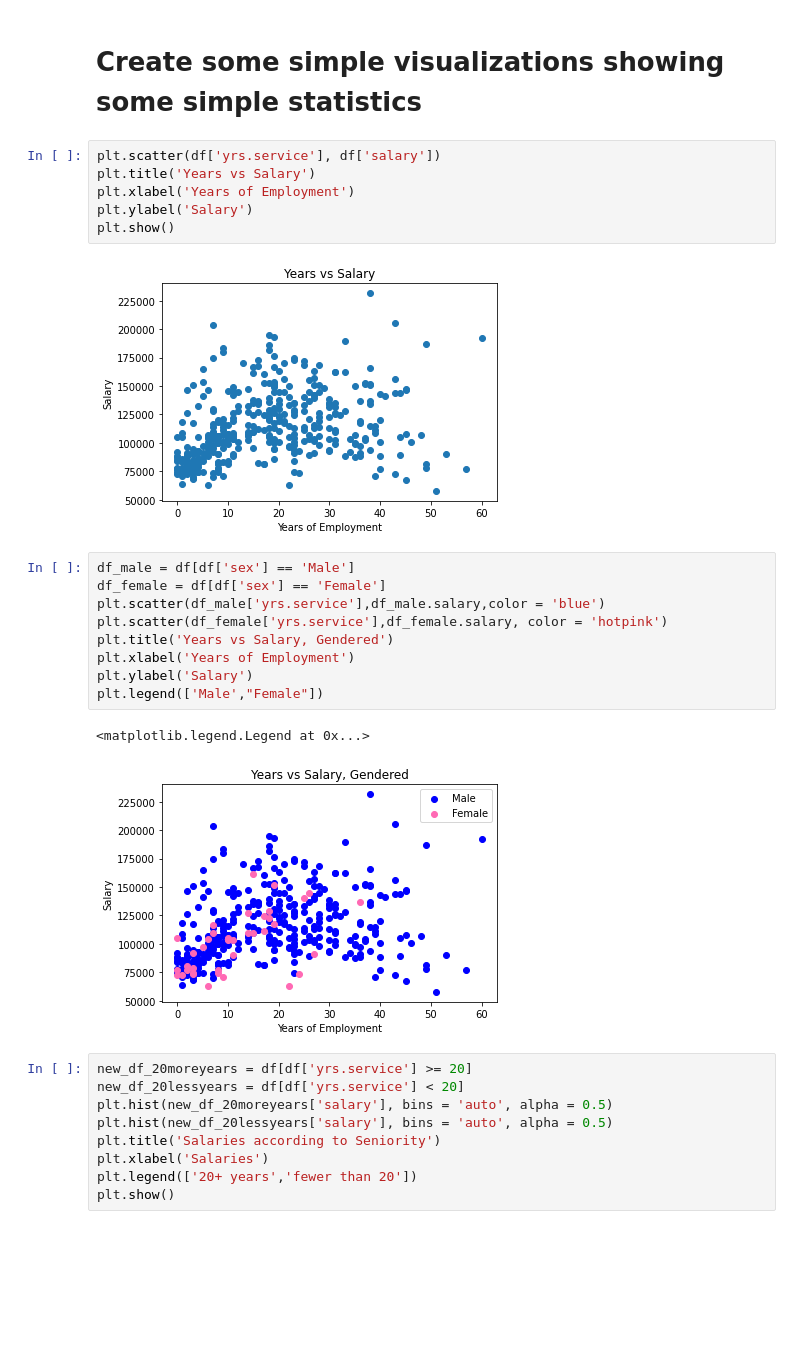
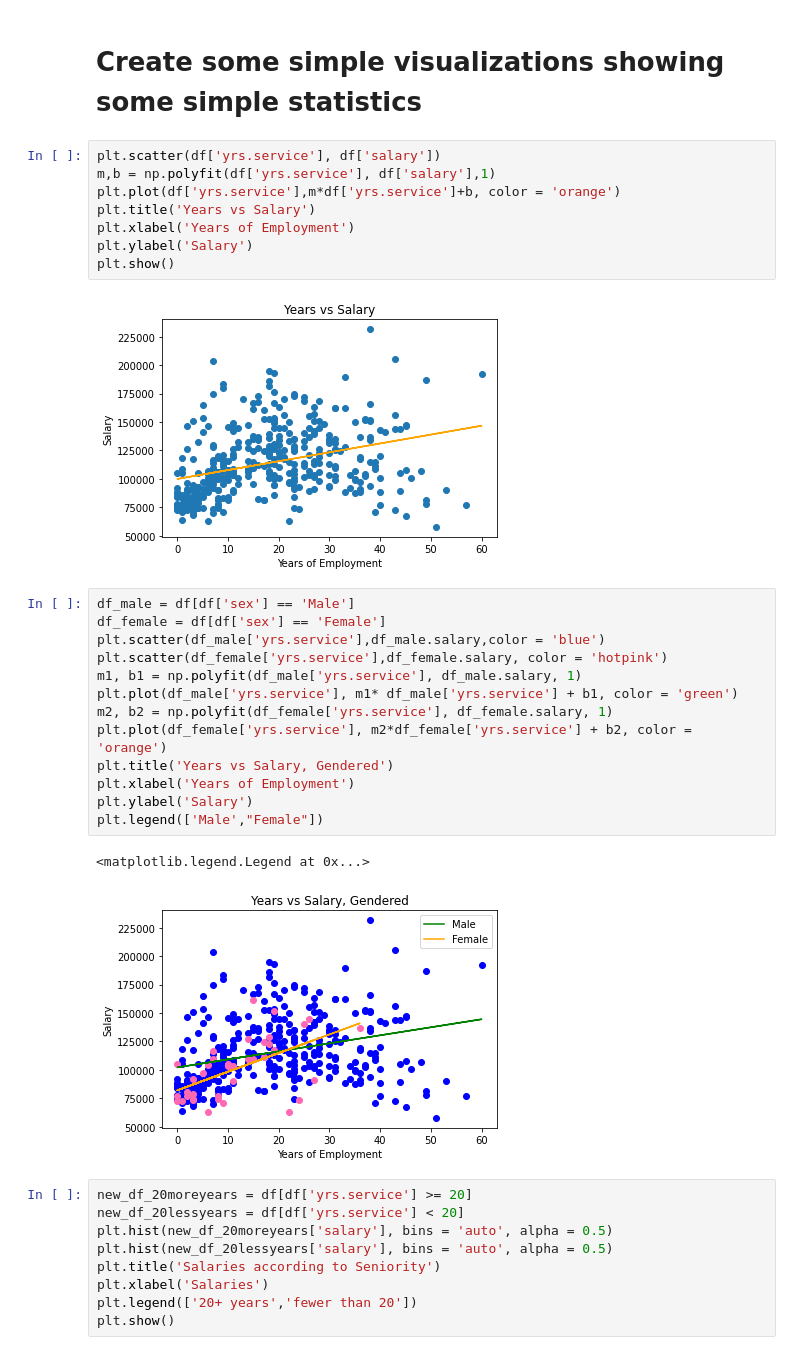
Before and after one commit to jlin246/Micro-credentials-Jan-2022-BSNS, a Jupyter notebook: python/Unit 3/Unit3_Python_Advanced_Pandas_DataWrangling_Assignment.ipynb, the cells around one changed output. Saved outputs shown, nothing was run; the diff lists cells and outputs as text; blank space fills up the shorter version.

```diff
--- a/python/Unit 3/Unit3_Python_Advanced_Pandas_DataWrangling_Assignment.ipynb
+++ b/python/Unit 3/Unit3_Python_Advanced_Pandas_DataWrangling_Assignment.ipynb
@@ -169,24 +169,30 @@ Your Findings here...
 # Create some simple visualizations showing some simple statistics
 # %%
 plt.scatter(df['yrs.service'], df['salary'])
+m,b = np.polyfit(df['yrs.service'], df['salary'],1)
+plt.plot(df['yrs.service'],m*df['yrs.service']+b, color = 'orange')
 plt.title('Years vs Salary')
 plt.xlabel('Years of Employment')
 plt.ylabel('Salary')
 plt.show()
 # %% [output]
-[figure, old version]
+[figure, new version]
 # %%
 df_male = df[df['sex'] == 'Male']
 df_female = df[df['sex'] == 'Female']
 plt.scatter(df_male['yrs.service'],df_male.salary,color = 'blue')
 plt.scatter(df_female['yrs.service'],df_female.salary, color = 'hotpink')
+m1, b1 = np.polyfit(df_male['yrs.service'], df_male.salary, 1)
+plt.plot(df_male['yrs.service'], m1* df_male['yrs.service'] + b1, color = 'green')
+m2, b2 = np.polyfit(df_female['yrs.service'], df_female.salary, 1)
+plt.plot(df_female['yrs.service'], m2*df_female['yrs.service'] + b2, color = 'orange')
 plt.title('Years vs Salary, Gendered')
 plt.xlabel('Years of Employment')
 plt.ylabel('Salary')
 plt.legend(['Male',"Female"])
 # %% [output]
 <matplotlib.legend.Legend at 0x...>
-[figure, old version]
+[figure, new version]
 # %%
 new_df_20moreyears = df[df['yrs.service'] >= 20]
 new_df_20lessyears = df[df['yrs.service'] < 20]
```
Also changed, not shown: parts of 2 cells of this notebook.
